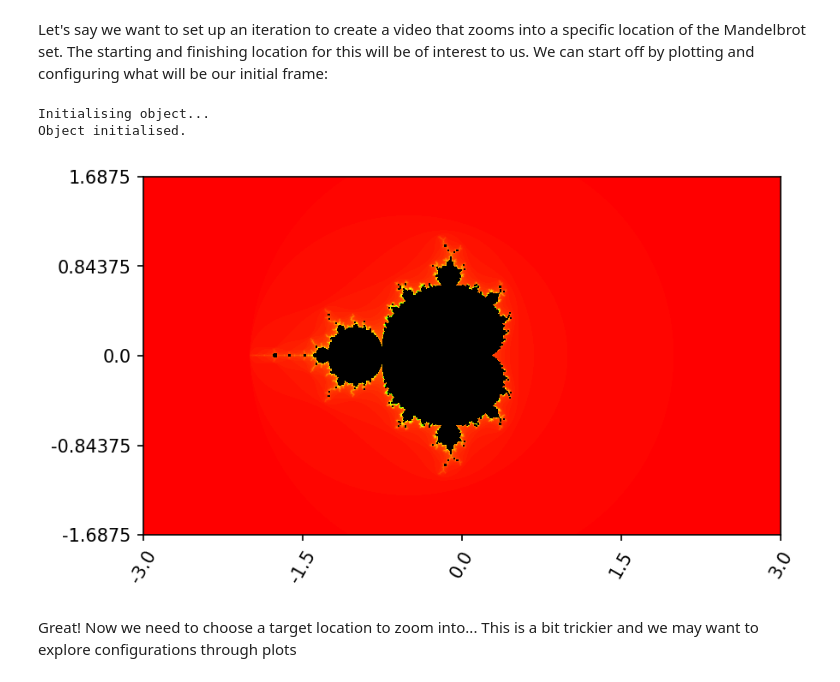
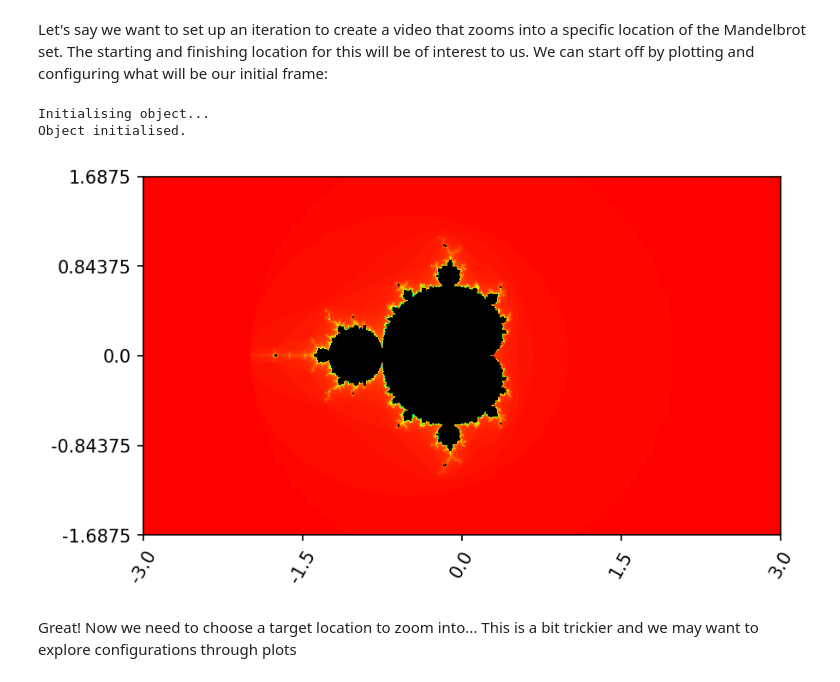
Before and after one commit to Fergus-OH/FractalPy, a Jupyter notebook: demos.ipynb, the cells around one changed output. Saved outputs shown, nothing was run; the diff lists cells and outputs as text; code cells hidden in the pictures.

```diff
--- a/demos.ipynb
+++ b/demos.ipynb
@@ -32,12 +33,12 @@ Let's say we want to set up an iteration to create a video that zooms into a spe
 x_init = (-3, 3)
 y_init = (-1.6875, 1.6875)
 # %%
-manzoom = Fractal(x_ran=x_init, y_ran=y_init, n_pts=2160, threshold=5000)
+manzoom = Fractal(x_ran=x_init, y_ran=y_init, n_pts=360, threshold=5000)
 manzoom.plot(axis='on')
 # %% [output]
 Initialising object...
 Object initialised.
-[figure, old version]
+[figure, new version]
 # %% [markdown]
 Great! Now we need to choose a target location to zoom into... This is a bit trickier and we may want to explore configurations through plots
 # %% [markdown]
```
Also changed, not shown: parts of 3 cells of this notebook, 2 other files.
